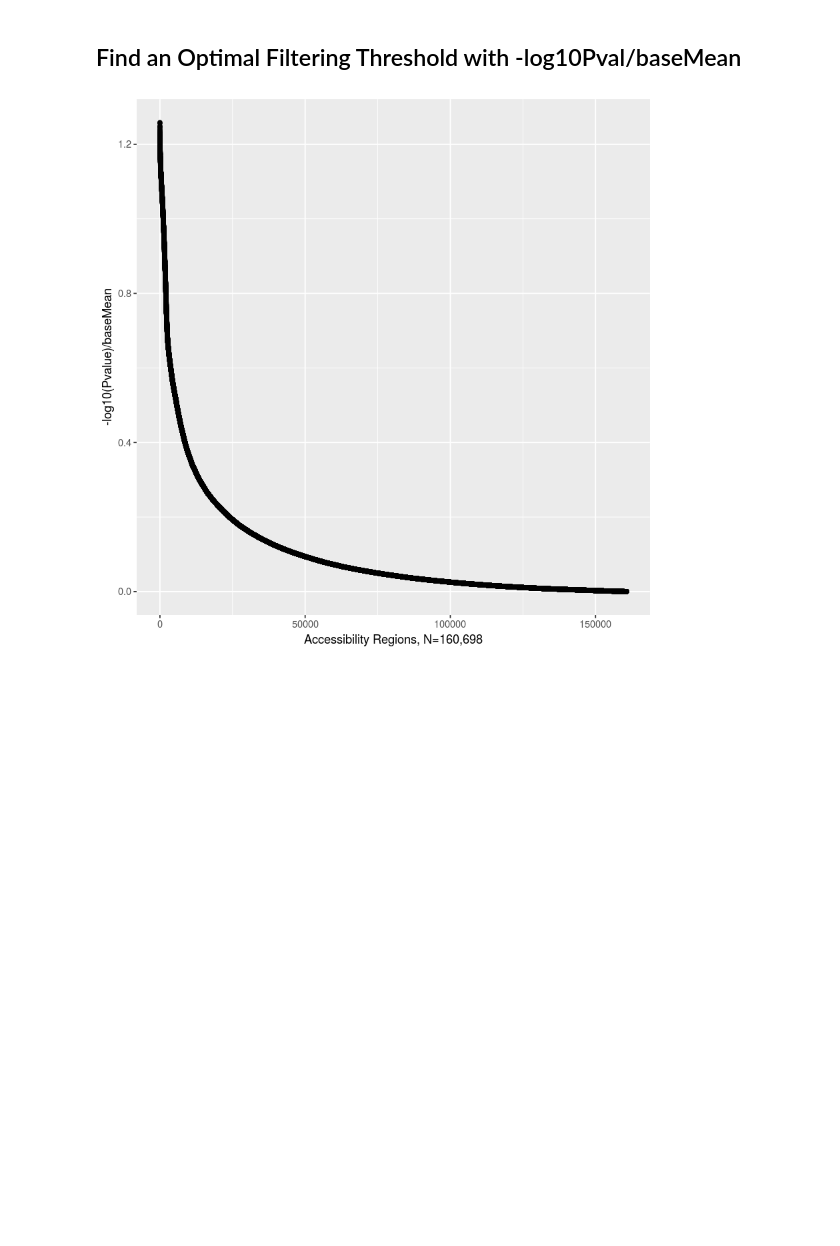
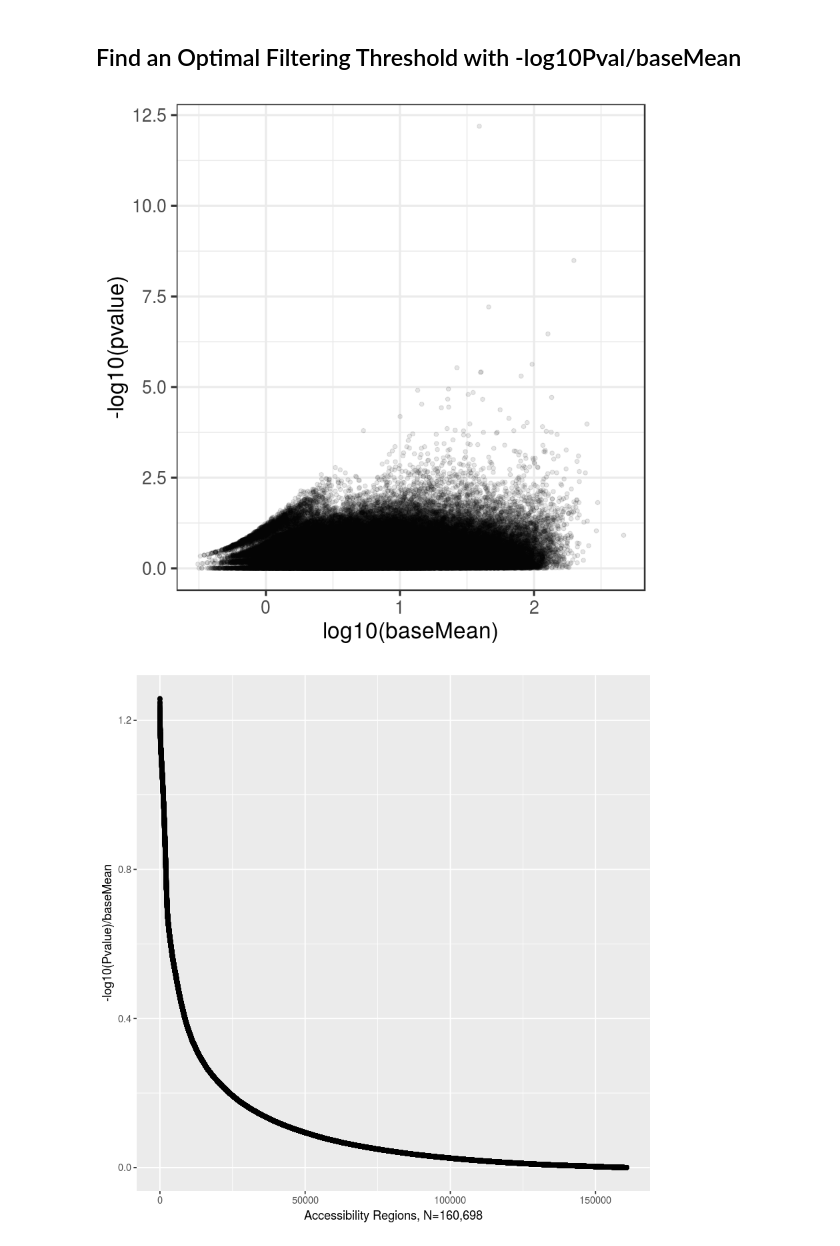
Before and after one commit to kundajelab/DMSO, a Jupyter notebook: atac_differential_models/exp_8_qc/deseq2.ipynb, the cells around one changed output. Cells and saved outputs as stored; diff of their text form; code cells hidden in the pictures; blank space fills up the shorter version.

Commit message:
adde dplot of log10(baseMean) vs -log10(Pvalue)

```diff
--- a/atac_differential_models/exp_8_qc/deseq2.ipynb
+++ b/atac_differential_models/exp_8_qc/deseq2.ipynb
@@ -198 +220,11 @@ for(i in seq(1,numcomparisons))
+# %%
+ggplot(data=res_df,
+       aes(x=log10(res_df$baseMean),
+           y=-log10(res_df$pvalue)))+
+       geom_point(alpha=0.1)+
+       xlab("log10(baseMean)")+
+       ylab("-log10(pvalue)")+
+       theme_bw(20)
+# %% [output]
+[figure, added]
 # %%
```
Also changed, not shown: parts of 3 cells of this notebook.
